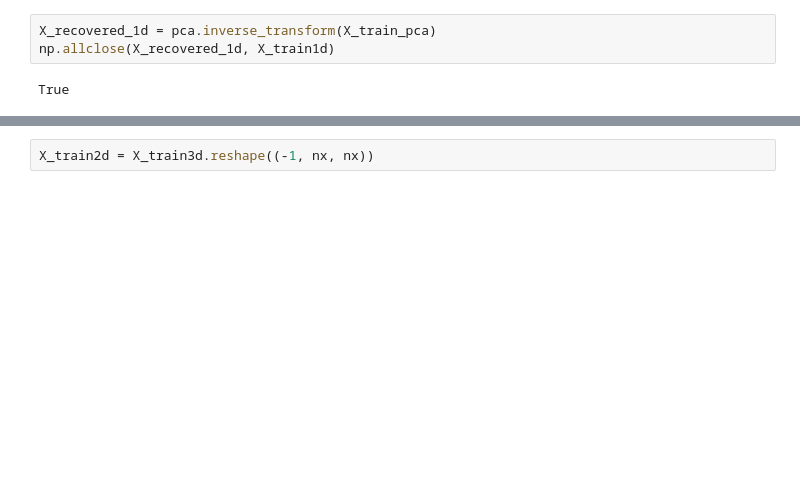
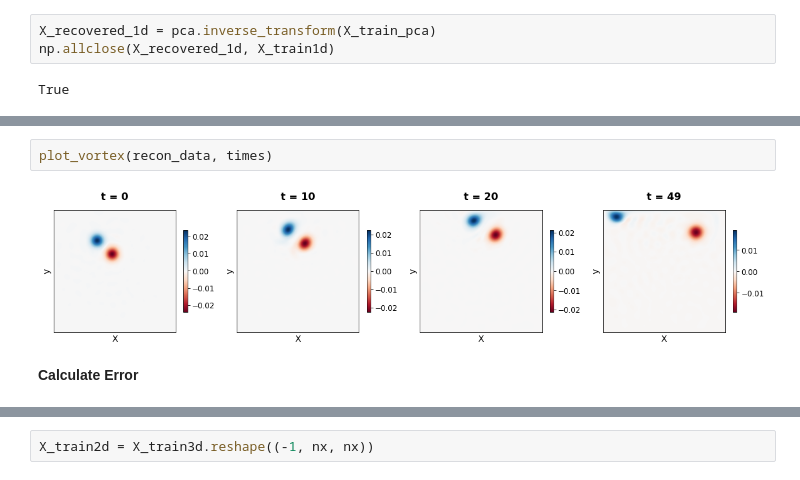
Before and after one commit to mustaphajola/msc-irp, a Jupyter notebook: PredGAN/Compression.ipynb, the cells around one changed output, grey strips where cells are left out. Saved outputs shown, nothing was run; the diff lists cells and outputs as text; blank space fills up the shorter version.

```diff
--- a/PredGAN/Compression.ipynb
+++ b/PredGAN/Compression.ipynb
@@ -278,0 +309,6 @@ plt.show()
+# %%
+plot_vortex(recon_data, times)
+# %% [output]
+[figure, added]
+# %% [markdown]
+**Calculate Error**
```
Also changed, not shown: parts of 21 cells of this notebook.
